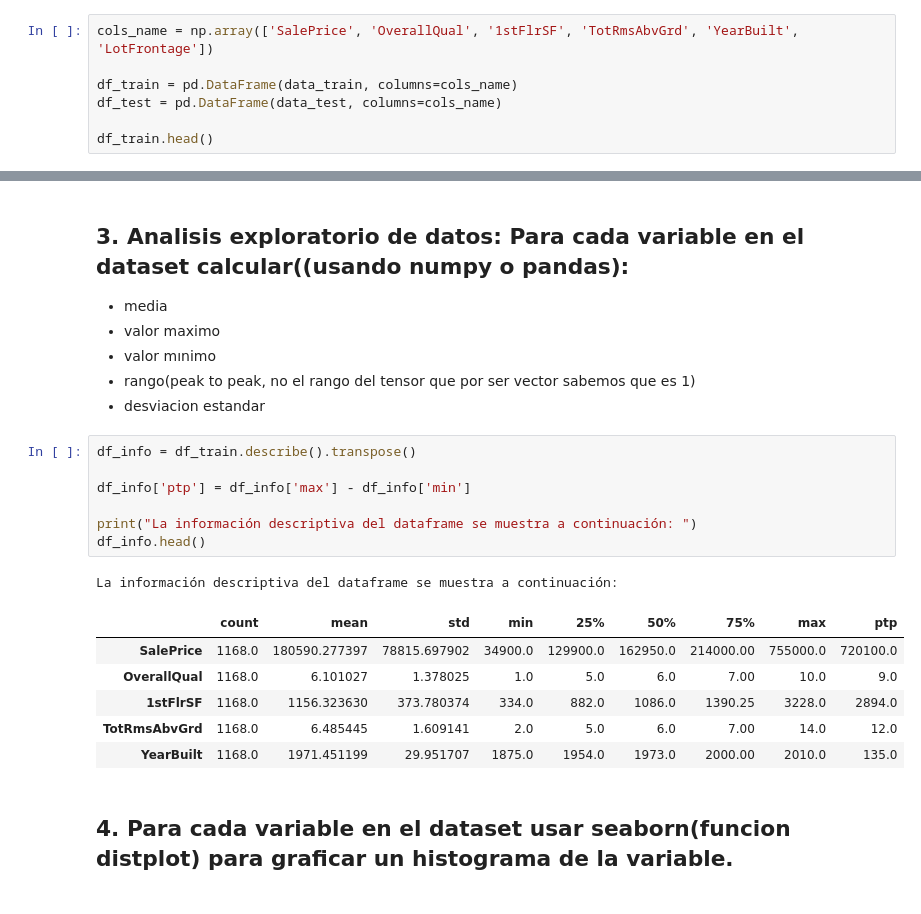
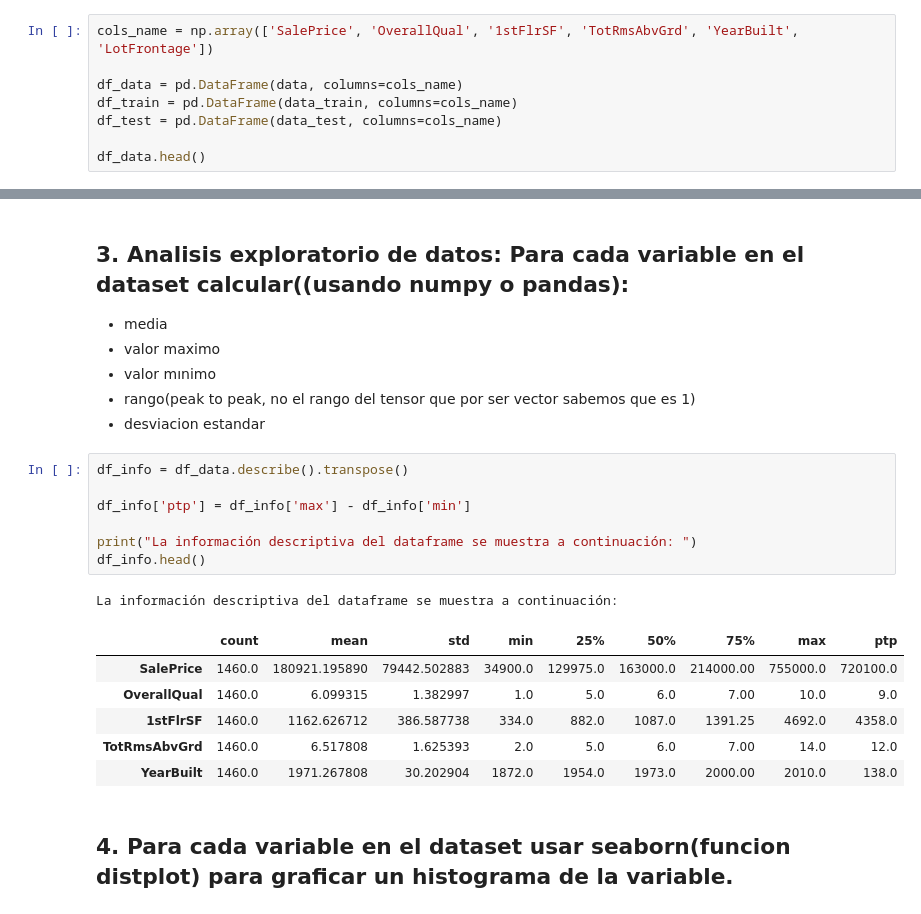
Before and after one commit to brandonfuentes97/proyecto_final_regresion, a Jupyter notebook: proyecto_regresion_cd.ipynb, the cells around one changed output, grey strips where cells are left out. Drawn from its saved outputs; the diff is of its cells as text.

```diff
--- a/proyecto_regresion_cd.ipynb
+++ b/proyecto_regresion_cd.ipynb
@@ -53,10 +53,11 @@ Train data:  (1168, 6)
 # %%
 cols_name = np.array(['SalePrice', 'OverallQual', '1stFlrSF', 'TotRmsAbvGrd', 'YearBuilt', 'LotFrontage'])
 
+df_data = pd.DataFrame(data, columns=cols_name)
 df_train = pd.DataFrame(data_train, columns=cols_name)
 df_test = pd.DataFrame(data_test, columns=cols_name)
 
-df_train.head()
+df_data.head()
 # %% [output]
 |  | SalePrice | OverallQual | 1stFlrSF | TotRmsAbvGrd | YearBuilt | LotFrontage |
 | 0 | 208500.0 | 7.0 | 856.0 | 8.0 | 2003.0 | 65.0 |
@@ -72,20 +73,20 @@ df_train.head()
 - rango(peak to peak, no el rango del tensor que por ser vector sabemos que es 1)
 - desviacion estandar
 # %%
-df_info = df_train.describe().transpose()
+df_info = df_data.describe().transpose()
 
 df_info['ptp'] = df_info['max'] - df_info['min']
 
 print("La información descriptiva del dataframe se muestra a continuación: ")
 df_info.head()
 # %% [output]
 La información descriptiva del dataframe se muestra a continuación:
 |  | count | mean | std | min | 25% | 50% | 75% | max | ptp |
-| SalePrice | 1168.0 | 180590.277397 | 78815.697902 | 34900.0 | 129900.0 | 162950.0 | 214000.00 | 755000.0 | 720100.0 |
-| OverallQual | 1168.0 | 6.101027 | 1.378025 | 1.0 | 5.0 | 6.0 | 7.00 | 10.0 | 9.0 |
-| 1stFlrSF | 1168.0 | 1156.323630 | 373.780374 | 334.0 | 882.0 | 1086.0 | 1390.25 | 3228.0 | 2894.0 |
-| TotRmsAbvGrd | 1168.0 | 6.485445 | 1.609141 | 2.0 | 5.0 | 6.0 | 7.00 | 14.0 | 12.0 |
-| YearBuilt | 1168.0 | 1971.451199 | 29.951707 | 1875.0 | 1954.0 | 1973.0 | 2000.00 | 2010.0 | 135.0 |
+| SalePrice | 1460.0 | 180921.195890 | 79442.502883 | 34900.0 | 129975.0 | 163000.0 | 214000.00 | 755000.0 | 720100.0 |
+| OverallQual | 1460.0 | 6.099315 | 1.382997 | 1.0 | 5.0 | 6.0 | 7.00 | 10.0 | 9.0 |
+| 1stFlrSF | 1460.0 | 1162.626712 | 386.587738 | 334.0 | 882.0 | 1087.0 | 1391.25 | 4692.0 | 4358.0 |
+| TotRmsAbvGrd | 1460.0 | 6.517808 | 1.625393 | 2.0 | 5.0 | 6.0 | 7.00 | 14.0 | 12.0 |
+| YearBuilt | 1460.0 | 1971.267808 | 30.202904 | 1872.0 | 1954.0 | 1973.0 | 2000.00 | 2010.0 | 138.0 |
 # %% [markdown]
 ## 4. Para cada variable en el dataset usar seaborn(funcion distplot) para graficar un histograma de la variable.
 # %%
```
Also changed, not shown: parts of 19 cells of this notebook.
